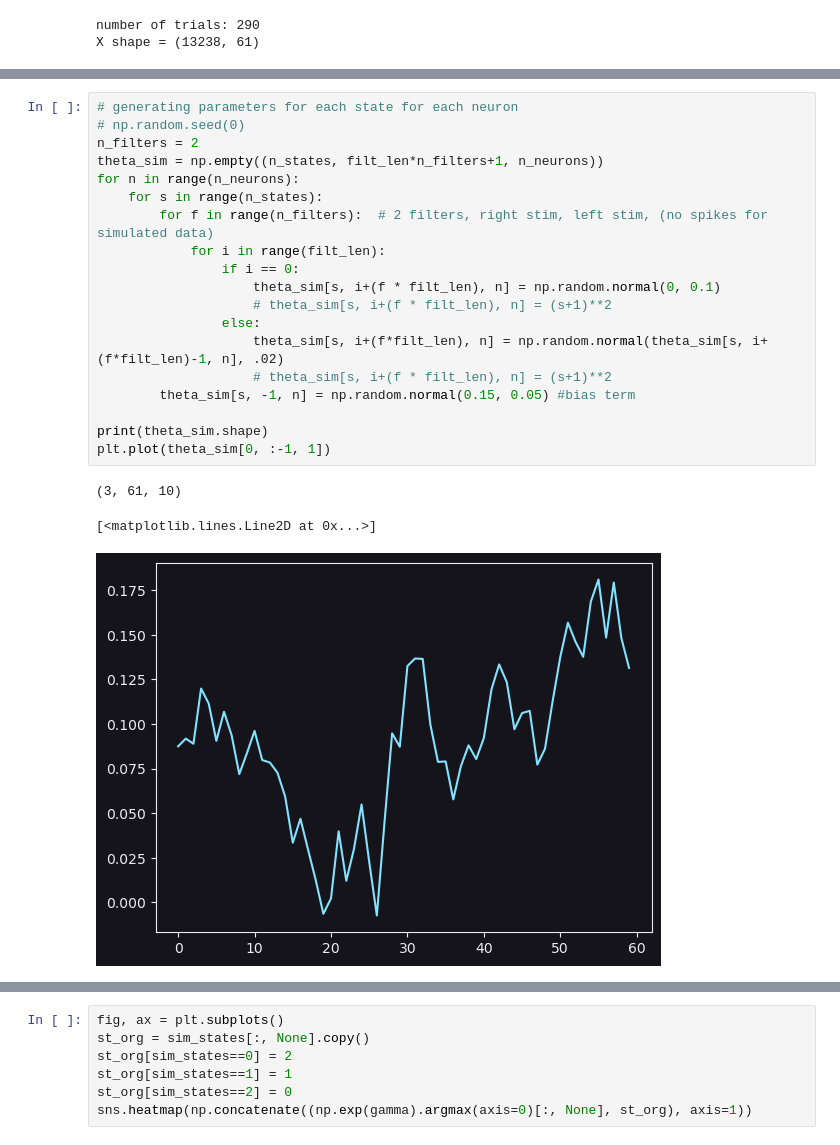
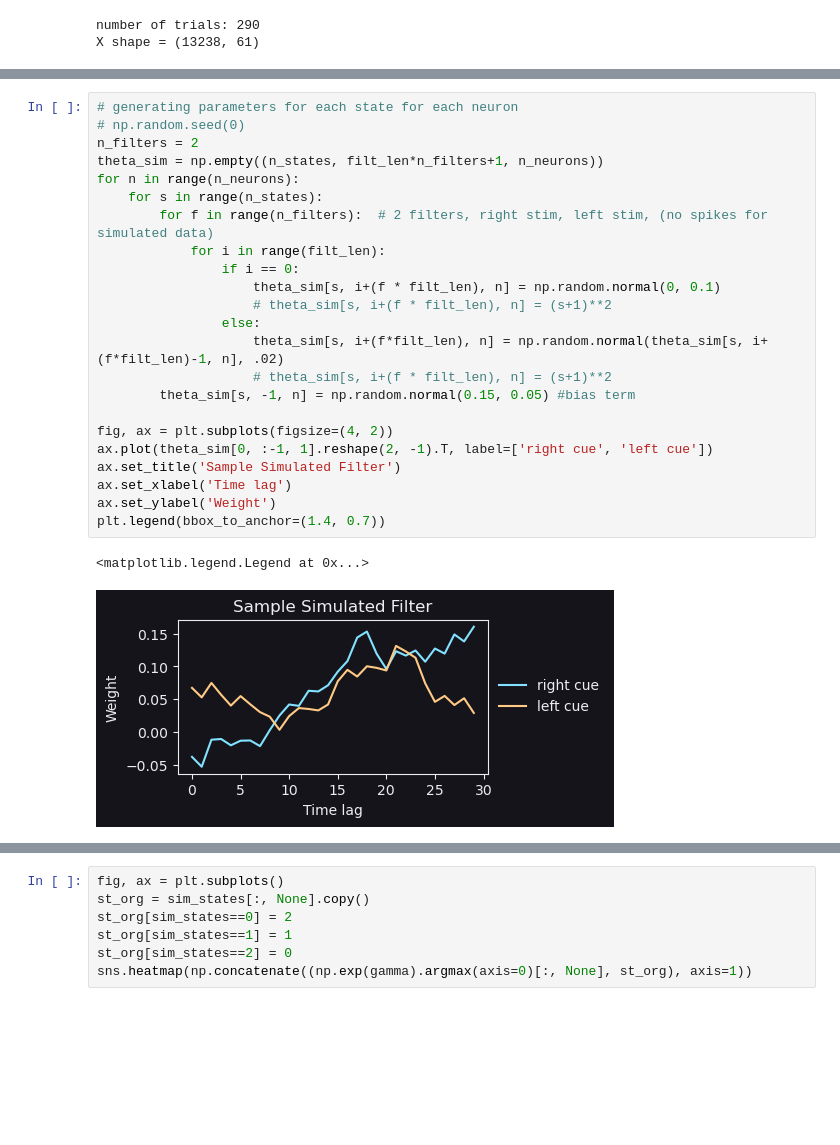
Before and after one commit to thejuc/towers_glm_hmm, a Jupyter notebook: glm_hmm_test.ipynb, the cells around one changed output, grey strips where cells are left out. Saved outputs shown, nothing was run; the diff lists cells and outputs as text; blank space fills up the shorter version.

```diff
--- a/glm_hmm_test.ipynb
+++ b/glm_hmm_test.ipynb
@@ -142,26 +142,29 @@ transition matrix:
 # %%
 # generating parameters for each state for each neuron
 # np.random.seed(0)
 n_filters = 2
 theta_sim = np.empty((n_states, filt_len*n_filters+1, n_neurons))
 for n in range(n_neurons):
     for s in range(n_states):
         for f in range(n_filters):  # 2 filters, right stim, left stim, (no spikes for simulated data)
             for i in range(filt_len):
                 if i == 0:
                     theta_sim[s, i+(f * filt_len), n] = np.random.normal(0, 0.1)
                     # theta_sim[s, i+(f * filt_len), n] = (s+1)**2
                 else:
                     theta_sim[s, i+(f*filt_len), n] = np.random.normal(theta_sim[s, i+(f*filt_len)-1, n], .02)
                     # theta_sim[s, i+(f * filt_len), n] = (s+1)**2
         theta_sim[s, -1, n] = np.random.normal(0.15, 0.05) #bias term
 
-print(theta_sim.shape)
-plt.plot(theta_sim[0, :-1, 1])
+fig, ax = plt.subplots(figsize=(4, 2))
+ax.plot(theta_sim[0, :-1, 1].reshape(2, -1).T, label=['right cue', 'left cue'])
+ax.set_title('Sample Simulated Filter')
+ax.set_xlabel('Time lag')
+ax.set_ylabel('Weight')
+plt.legend(bbox_to_anchor=(1.4, 0.7))
 # %% [output]
-(3, 61, 10)
+<matplotlib.legend.Legend at 0x...>
-[<matplotlib.lines.Line2D at 0x...>]
-[figure, old version]
+[figure, new version]
 # %%
 # generating spike rate data
 y_sim = []
```
Also changed, not shown: parts of 7 cells of this notebook.
